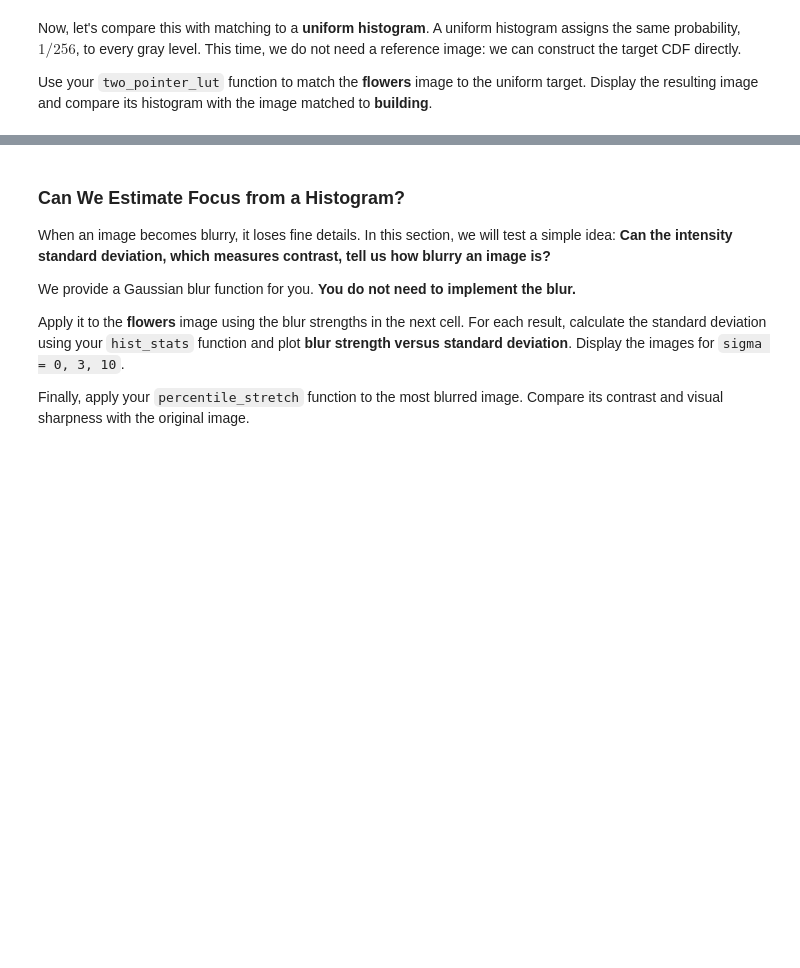
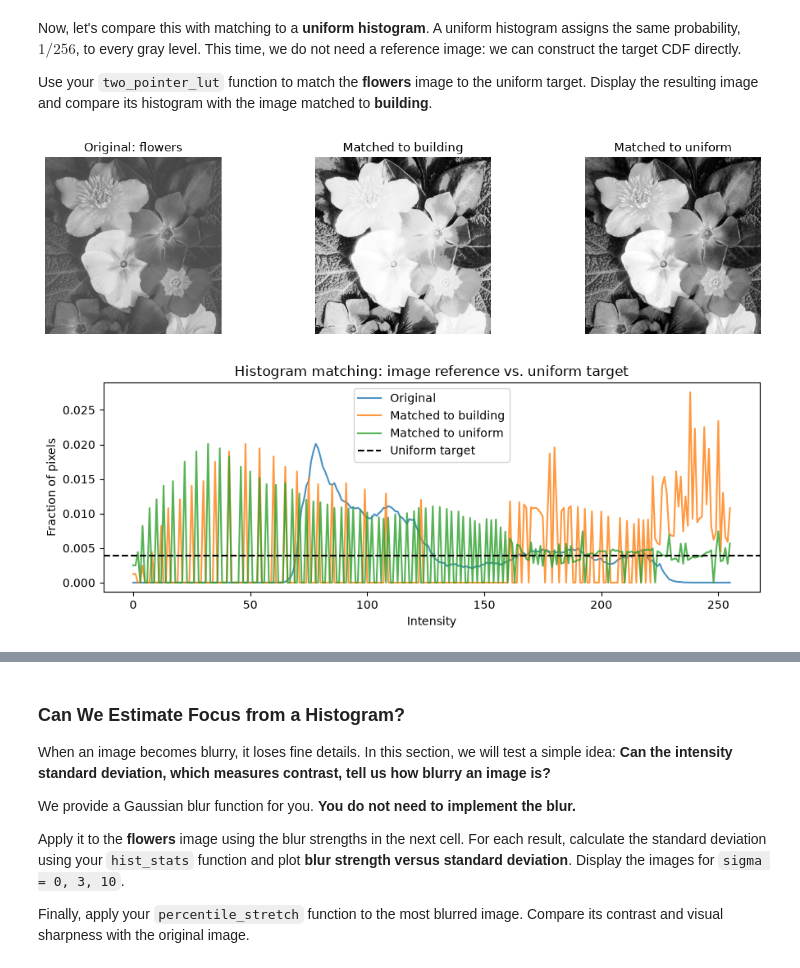
Before and after one commit to CodeAndPaddle/image_processing_haifa, a Jupyter notebook: IP-HW1.ipynb, the cells around one changed output, grey strips where cells are left out. Cells and saved outputs as stored; diff of their text form; code cells hidden in the pictures; blank space fills up the shorter version.

```diff
--- a/IP-HW1.ipynb
+++ b/IP-HW1.ipynb
@@ -189,15 +223,27 @@ In the next cell, implement `percentile_stretch`:
 
 Use `np.rint` to round the values. If the two levels are equal, leave the image unchanged and return the identity LUT. Do not use a built-in contrast stretching function.
 # %%
-def percentile_stretch(img: np.ndarray, low_pct: float = 5,
-                       high_pct: float = 95):
+def percentile_stretch(img: np.ndarray, low_pct: float = 5, high_pct: float = 95):
     """Return (stretched_image, uint8_LUT, (low_level, high_level))."""
     if not (0 <= low_pct < high_pct <= 100):
         raise ValueError("Require 0 <= low_pct < high_pct <= 100")
 
     # TODO: use the CDF you already implemented to select the two levels
+    _, cdf, _, _, _ = hist_stats(img)
+    low_level = np.searchsorted(cdf, low_pct / 100)
+    high_level = np.searchsorted(cdf, high_pct / 100)
+
+    if low_level == high_level:
+        return img.copy(), np.arange(256, dtype=np.uint8), (low_level, high_level)
+
     # TODO: construct and apply a 256-entry monotone LUT
-    raise NotImplementedError
+    lut = np.zeros(256, dtype=np.uint8)
+    values = np.linspace(0, 255, high_level - low_level + 1)
+    lut[low_level:high_level + 1] = np.rint(values).astype(np.uint8)
+    lut[high_level + 1:] = 255 #clip everything above high_level to 255
+    stretched_image = lut[img]
+
+    return stretched_image, lut, (low_level, high_level)
 # %% [markdown]
 Now, let's put your implementation to the test.
 
@@ -266,13 +333,27 @@ def two_pointer_lut(source_cdf: np.ndarray,
                     reference_cdf: np.ndarray) -> np.ndarray:
     """Return a monotone uint8 LUT of length 256 using TWO advancing pointers."""
     # TODO: walk through both CDFs without restarting the reference pointer
-    raise NotImplementedError
+    source_pointer, dest_pointer = 0, 0
+    lut = np.zeros(256, dtype=np.uint8)
+
+    while (source_pointer < 256):
+        if (dest_pointer >= 255 or source_cdf[source_pointer] <= reference_cdf[dest_pointer]):
+            lut[source_pointer] = dest_pointer
+            source_pointer += 1
+        else:
+            dest_pointer += 1
+
+    return lut
 
 
 def histogram_match(source: np.ndarray, reference: np.ndarray):
     """Return (mapped_image, LUT) using hist_stats and two_pointer_lut."""
     # TODO: compute the source/reference CDFs, then apply your LUT
-    raise NotImplementedError
+    _, source_cdf, _, _, _ = hist_stats(source)
+    _, reference_cdf, _, _, _ = hist_stats(reference)
+    lut = two_pointer_lut(source_cdf,reference_cdf)
+    mapped_image = lut[source]
+    return (mapped_image,lut)
 # %% [markdown]
 Let's start with a simple example before moving to real images.
 
@@ -317,29 +404,33 @@ Use your `two_pointer_lut` function to match the <b>flowers</b> image to the uni
 # %%
 # A uniform histogram has probability 1/256 for each gray level.
 uniform_cdf = np.cumsum(np.ones(256) / 256)
 source_cdf = hist_stats(source)[1]
 
 # TODO: use two_pointer_lut to construct a LUT for the uniform target
+lut = two_pointer_lut(source_cdf, uniform_cdf)
 # TODO: apply this LUT to the flowers image and store it as uniform_mapped
-raise NotImplementedError
+uniform_mapped = lut[source]
 
 fig, axes = plt.subplots(1, 3, figsize=(12, 3))
 for ax, (name, img) in zip(axes, [
     ('Original: flowers', source),
     ('Matched to building', mapped),
     ('Matched to uniform', uniform_mapped)]):
     ax.imshow(img, cmap='gray', vmin=0, vmax=255)
     ax.set_title(name); ax.axis('off')
 plt.tight_layout(); plt.show()
 
 plt.figure(figsize=(9, 3.5))
 for name, img in [('Original', source), ('Matched to building', mapped),
                   ('Matched to uniform', uniform_mapped)]:
     plt.plot(np.arange(256), histogram(img) / img.size, label=name, alpha=.8)
 plt.axhline(1/256, color='black', linestyle='--', label='Uniform target')
 plt.xlabel('Intensity'); plt.ylabel('Fraction of pixels')
 plt.title('Histogram matching: image reference vs. uniform target')
 plt.legend(); plt.tight_layout(); plt.show()
+# %% [output]
+[figure, added]
+[figure, added]
 # %% [markdown]
 <font color='red'><b>Answer the following questions:</b>
 
```
Also changed, not shown: parts of 13 cells of this notebook.
